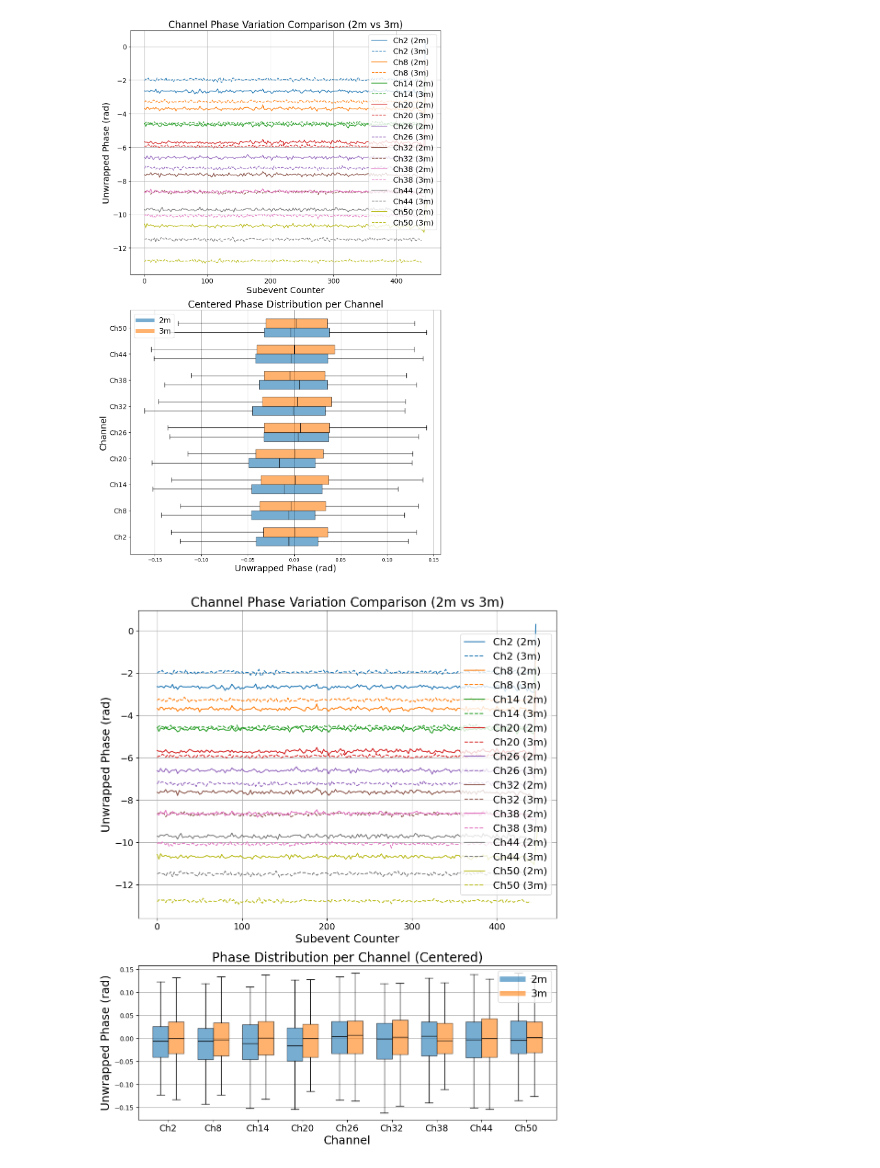
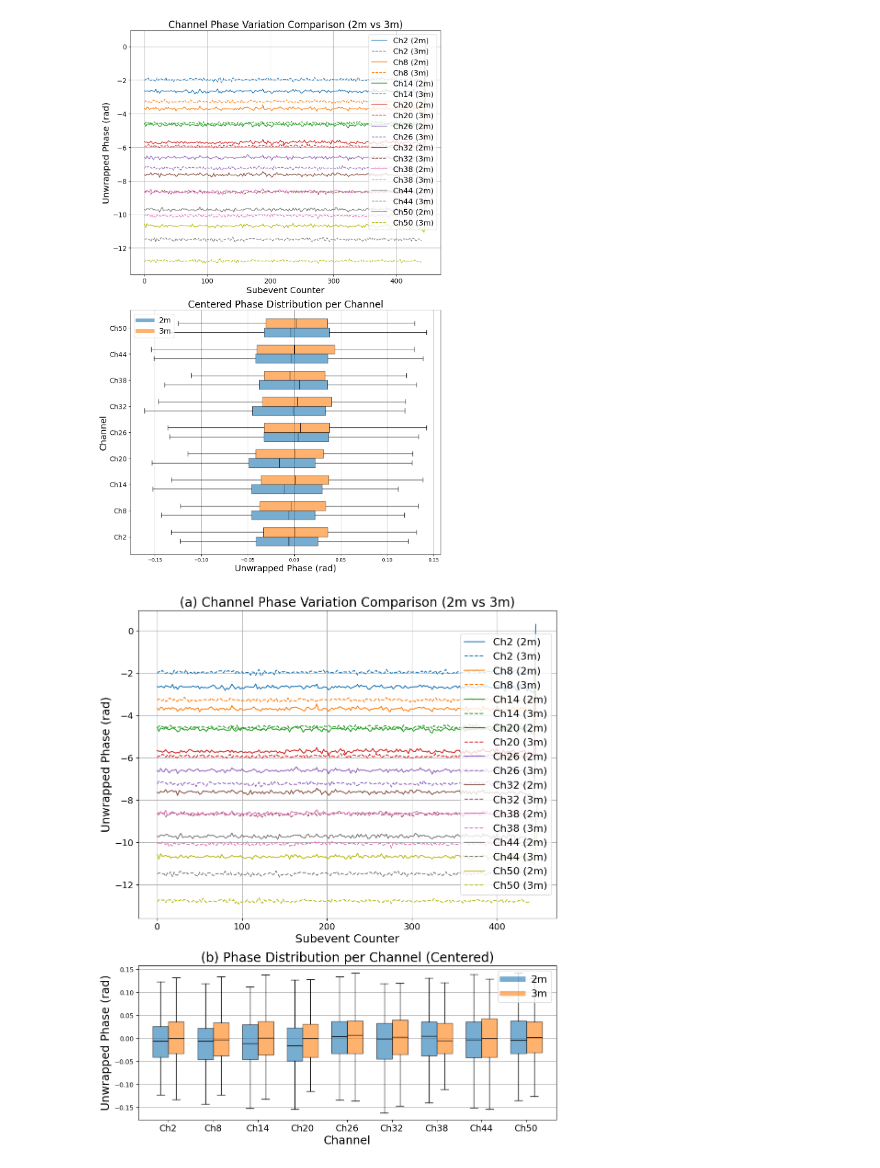
Before and after one commit to cwdao/ble6.cs.scripts, a Jupyter notebook: cs.ch.phase.test.ipynb, the cells around one changed output. Cells and saved outputs as stored; diff of their text form; code cells hidden in the pictures.

```diff
--- a/cs.ch.phase.test.ipynb
+++ b/cs.ch.phase.test.ipynb
@@ -726,7 +726,7 @@ def plot_channel_variation_compare(channel_averages_2, channel_averages_3, chann
 
     ax1.set_xlabel("Subevent Counter", fontsize=axis_label_size)
     ax1.set_ylabel("Unwrapped Phase (rad)", fontsize=axis_label_size)
-    ax1.set_title("Channel Phase Variation Comparison (2m vs 3m)", fontsize=title_size)
+    ax1.set_title("(a) Channel Phase Variation Comparison (2m vs 3m)", fontsize=title_size)
     ax1.tick_params(labelsize=tick_size)
     ax1.legend(fontsize=legend_size)
     ax1.grid()
@@ -782,32 +782,32 @@ def plot_channel_variation_compare(channel_averages_2, channel_averages_3, chann
     # ax2.set_yticklabels([f"Ch{ch}" for ch in channels_to_plot], fontsize=tick_size)
     # ax2.set_xlabel("Unwrapped Phase (rad)", fontsize=axis_label_size)
     # ax2.set_ylabel("Channel", fontsize=axis_label_size)
     # ax2.set_title("Centered Phase Distribution per Channel", fontsize=title_size)
     # ax2.grid(axis='x')
 
     # 水平排列
         # 通道标签
     ax2.set_xticks(x)
     ax2.set_xlabel("Channel", fontsize=axis_label_size)
     ax2.set_xticklabels([f"Ch{ch}" for ch in channels_to_plot], rotation=0, ha='center', fontsize=tick_size)
     ax2.set_ylabel("Unwrapped Phase (rad)", fontsize=axis_label_size)
-    ax2.set_title("Phase Distribution per Channel (Centered)", fontsize=title_size)
+    ax2.set_title("(b) Phase Distribution per Channel (Centered)", fontsize=title_size)
     ax2.grid(axis='y')
 
 # 图例同前
 
     # 图例
     legend_handles = [
         plt.Line2D([0], [0], color='C0', lw=8, alpha=0.6, label=label_2),
         plt.Line2D([0], [0], color='C1', lw=8, alpha=0.6, label=label_3)
     ]
     ax2.legend(handles=legend_handles, fontsize=legend_size, loc='best')
 
     plt.tight_layout()
     plt.savefig(f"./poster.fig/channel_variation_compare_{base_name}_{base_name_2}_with_boxplot.pdf", dpi=300)
     plt.show()
 
 # 调用方式不变
 plot_channel_variation_compare(channel_averages, channel_averages_2, channels_to_plot, label_2='2m', label_3='3m')
 # %% [output]
-[figure, old version]
+[figure, new version]
```
Also changed, not shown: 3 other files.
